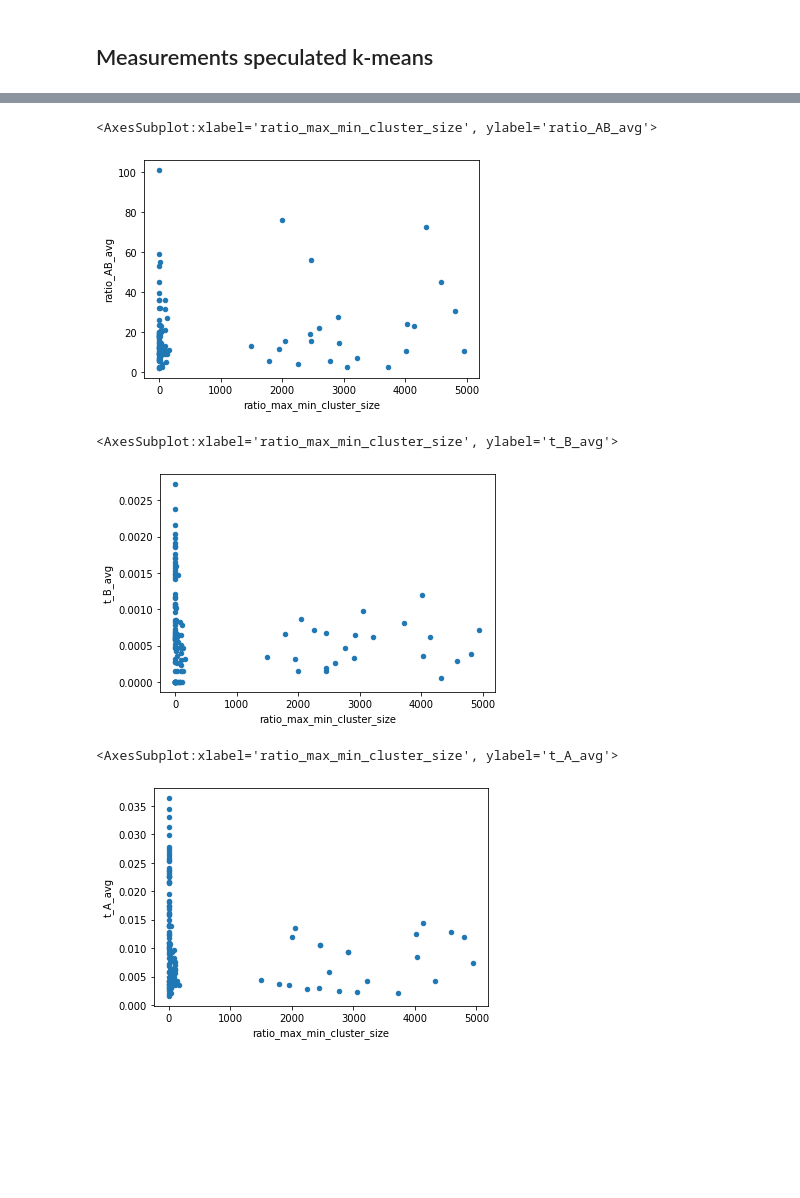
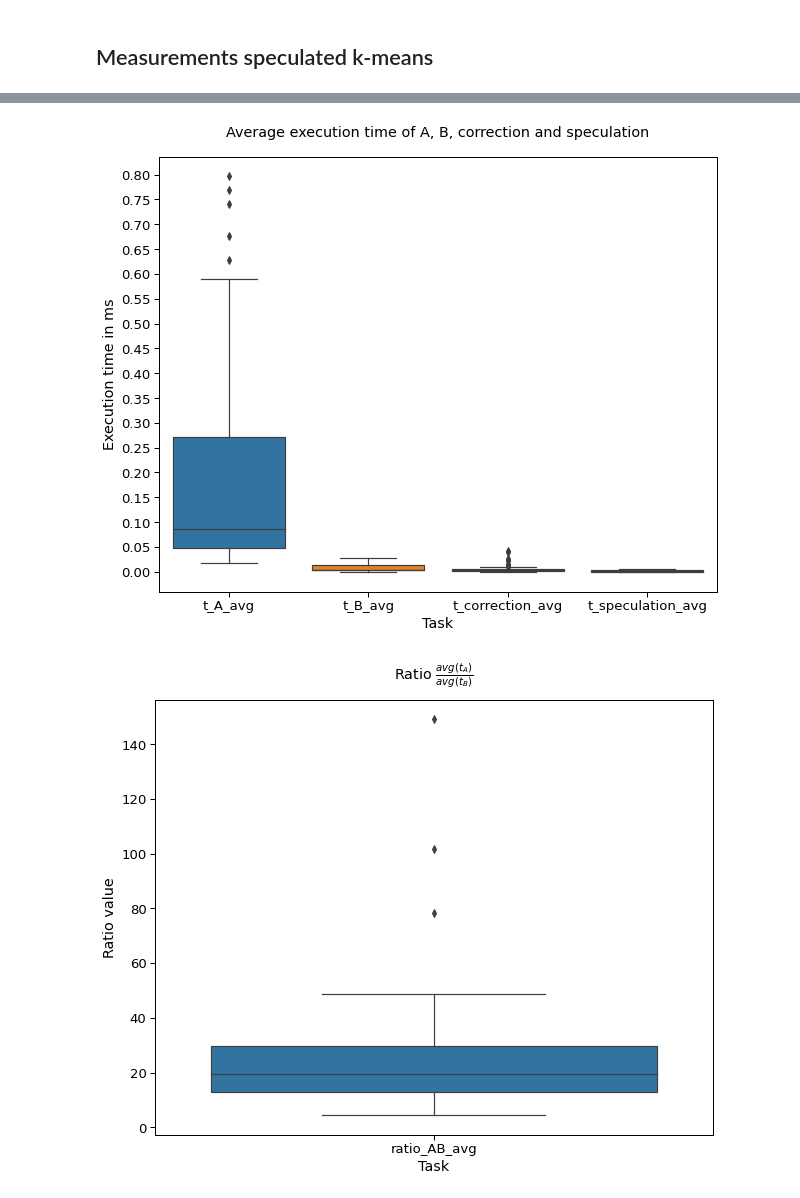
Before and after one commit to nefagi-01/DIAS-semester-project, a Jupyter notebook: Measurements.ipynb, the cells around one changed output, grey strips where cells are left out. Cells and saved outputs as stored; diff of their text form; code cells hidden in the pictures; blank space fills up the shorter version.

```diff
--- a/Measurements.ipynb
+++ b/Measurements.ipynb
@@ -283,15 +147,6 @@ df_measurements.sort_values(['ratio_max_min_cluster_size'], ascending=False)
-# %%
-df_measurements.plot(x='ratio_max_min_cluster_size', y='ratio_AB_avg', kind='scatter')
-# %% [output]
-<AxesSubplot:xlabel='ratio_max_min_cluster_size', ylabel='ratio_AB_avg'>
-[figure, removed]
-# %%
-df_measurements.plot(x='ratio_max_min_cluster_size', y='t_B_avg', kind='scatter')
-# %% [output]
-<AxesSubplot:xlabel='ratio_max_min_cluster_size', ylabel='t_B_avg'>
-[figure, removed]
-# %%
-df_measurements.plot(x='ratio_max_min_cluster_size', y='t_A_avg', kind='scatter')
-# %% [output]
-<AxesSubplot:xlabel='ratio_max_min_cluster_size', ylabel='t_A_avg'>
-[figure, removed]
+# %%
+df_measurements_speculation = pd.read_csv('./data/measurements_speculation.csv')
+getPlots(df_measurements_speculation, speculation = True)
+# %% [output]
+[figure, added]
+[figure, added]
```
Also changed, not shown: parts of 39 cells of this notebook, 3 other files.
